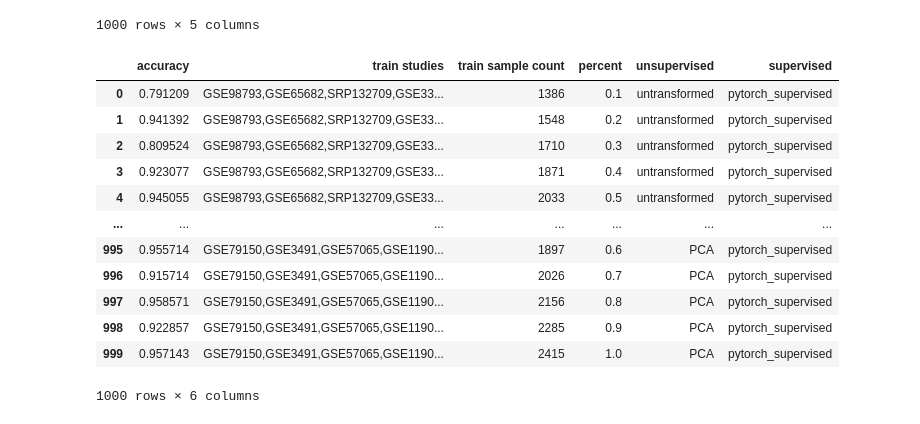
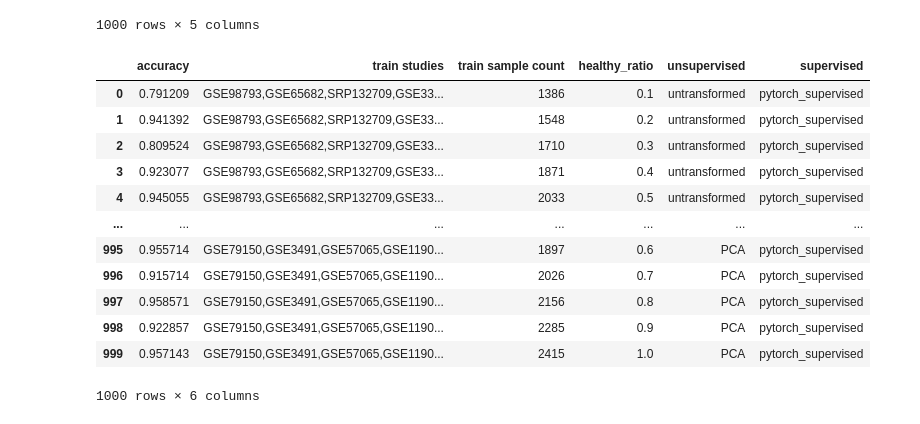
Before and after one commit to greenelab/linear_signal, a Jupyter notebook: notebook/analysis/benchmark_results.ipynb, the cells around one changed output. Drawn from its saved outputs; the diff is of its cells as text; code cells hidden in the pictures.

```diff
--- a/notebook/analysis/benchmark_results.ipynb
+++ b/notebook/analysis/benchmark_results.ipynb
@@ -182,18 +182,18 @@ sepsis_metrics
 # %%
 # Temporary hack due to incorrect formatting in subset_label_prediction
 sepsis_metrics = sepsis_metrics.reset_index()
 rename_map = {'accuracy': 'train studies', 'train studies': 'train sample count',
-              'train sample count': 'percent', 'index': 'accuracy'
+              'train sample count': 'healthy_ratio', 'index': 'accuracy'
              }
 
 sepsis_metrics = sepsis_metrics.rename(rename_map, axis='columns')
 
 percents = np.resize((np.arange(10) + 1) * .1, 1000)
-sepsis_metrics['percent'] = percents
+sepsis_metrics['healthy_ratio'] = percents
 
 sepsis_metrics
 # %% [output]
-|  | accuracy | train studies | train sample count | percent | unsupervised | supervised |
+|  | accuracy | train studies | train sample count | healthy_ratio | unsupervised | supervised |
 | 0 | 0.791209 | GSE98793,GSE65682,SRP132709,GSE33... | 1386 | 0.1 | untransformed | pytorch_supervised |
 | 1 | 0.941392 | GSE98793,GSE65682,SRP132709,GSE33... | 1548 | 0.2 | untransformed | pytorch_supervised |
 | 2 | 0.809524 | GSE98793,GSE65682,SRP132709,GSE33... | 1710 | 0.3 | untransformed | pytorch_supervised |
```
Also changed, not shown: parts of 2 cells of this notebook.
